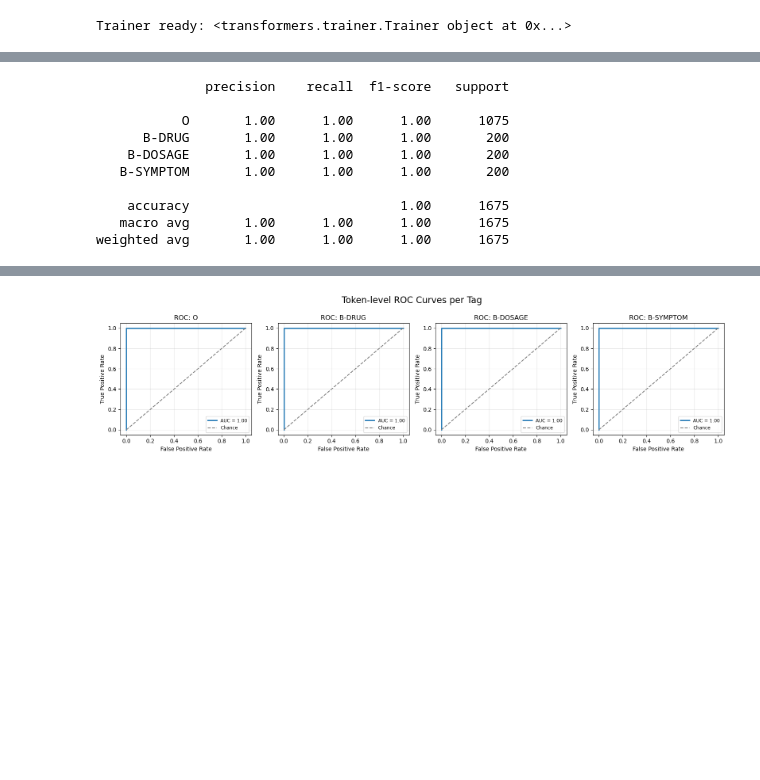
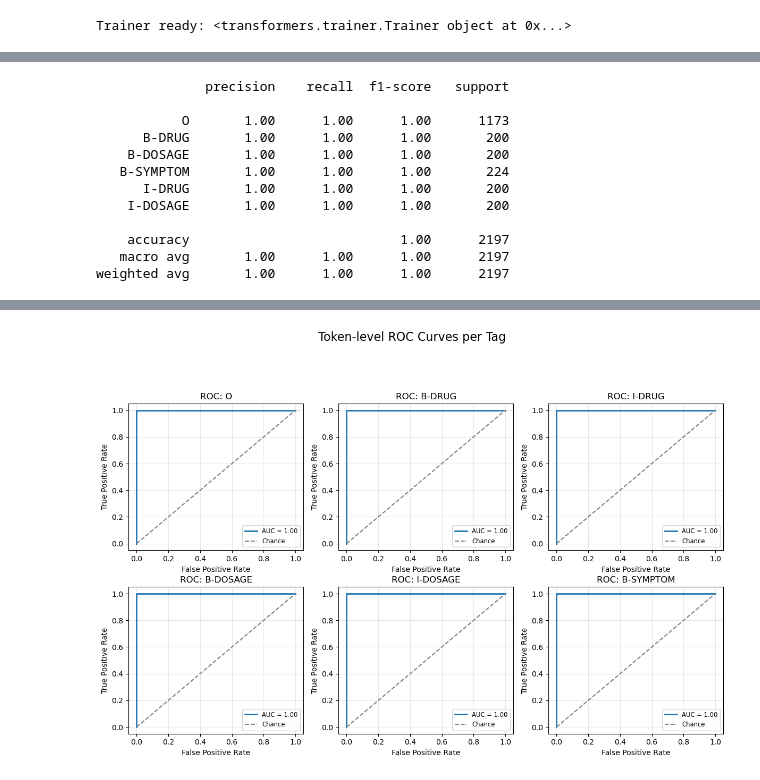
Before and after one commit to jmsung/bio-ml, a Jupyter notebook: clinical_report/named_entity_recognition/notebooks/named_entity_recognition.ipynb, the cells around one changed output, grey strips where cells are left out. Drawn from its saved outputs; the diff is of its cells as text; code cells hidden in the pictures; blank space fills up the shorter version.

```diff
--- a/clinical_report/named_entity_recognition/notebooks/named_entity_recognition.ipynb
+++ b/clinical_report/named_entity_recognition/notebooks/named_entity_recognition.ipynb
@@ -242,6 +242,38 @@ training_args = TrainingArguments(
     # Training length
     num_train_epochs=1,
 )
+# %%
+# 7. Prepare data collator, metric, and compute_metrics fn
+
+# data collator will pad your inputs & labels to max length
+data_collator = DataCollatorForTokenClassification(tokenizer)
+
+metric = load("seqeval")
+
+def compute_metrics(p):
+    predictions, labels = p
+    # convert logits → label IDs
+    preds = np.argmax(predictions, axis=-1)
+
+    true_labels = [
+        [id2label[l] for l in label_seq if l != -100]
+        for label_seq in labels
+    ]
+    true_preds = [
+        [id2label[p] for (p, l) in zip(pred_seq, label_seq) if l != -100]
+        for pred_seq, label_seq in zip(preds, labels)
+    ]
+
+    results = metric.compute(
+        references=true_labels,
+        predictions=true_preds,
+    )
+    # you can inspect results["overall_precision"], etc.
+    return {
+        "precision": results["overall_precision"],
+        "recall":    results["overall_recall"],
+        "f1":        results["overall_f1"],
+    }
 # %%
 # 8 Instantiate Trainer
 trainer = Trainer(
@@ -314,11 +346,11 @@ plt.show()
 # %%
 # 12. Run predictions and print a classification report
 
-# 1. Run predictions
+# 1) Run predictions
 predictions, labels, _ = trainer.predict(tokenized_datasets["test"])
 pred_ids = np.argmax(predictions, axis=2)
 
-# 2. Flatten out the -100s (which we used to mask sub-tokens & specials)
+# 2) Flatten out the -100s (which we used to mask sub-tokens & specials)
 true_labels = []
 pred_labels = []
 for lab_seq, pred_seq in zip(labels, pred_ids):
@@ -327,36 +359,38 @@ for lab_seq, pred_seq in zip(labels, pred_ids):
             true_labels.append(id2label[lab])
             pred_labels.append(id2label[pred])
 
-# 3. Print a sklearn‐style report
+# 3) Print a sklearn‐style report
 print(classification_report(
     true_labels,
     pred_labels,
-    labels=["O","B-DRUG","B-DOSAGE","B-SYMPTOM"],
+    labels=["O","B-DRUG","B-DOSAGE","B-SYMPTOM","I-DRUG","I-DOSAGE"],
     zero_division=0
 ))
 # %% [output]
               precision    recall  f1-score   support
 
-           O       1.00      1.00      1.00      1075
+           O       1.00      1.00      1.00      1173
       B-DRUG       1.00      1.00      1.00       200
     B-DOSAGE       1.00      1.00      1.00       200
-   B-SYMPTOM       1.00      1.00      1.00       200
+   B-SYMPTOM       1.00      1.00      1.00       224
+      I-DRUG       1.00      1.00      1.00       200
+    I-DOSAGE       1.00      1.00      1.00       200
 
-    accuracy                           1.00      1675
-   macro avg       1.00      1.00      1.00      1675
-weighted avg       1.00      1.00      1.00      1675
+    accuracy                           1.00      2197
+   macro avg       1.00      1.00      1.00      2197
+weighted avg       1.00      1.00      1.00      2197
 # %%
 # 13. Plot token‐level ROC curves for each label
 
-# --- 1) Run predictions on your test set ---
+# 1) Run predictions on your test set ---
 predictions, label_ids, _ = trainer.predict(tokenized_datasets["test"])
 # predictions.shape = (n_examples, seq_len, n_labels)
 # label_ids.shape    = (n_examples, seq_len)
 
-# --- 2) Softmax → token‐level probabilities ---
+# 2) Softmax → token‐level probabilities ---
 probs = softmax(predictions, axis=-1)   # same shape as predictions
 
-# --- 3) Flatten out sequence dimension, drop all masked tokens (label == -100) ---
+# 3) Flatten out sequence dimension, drop all masked tokens (label == -100) ---
 flat_true = []
 flat_probs = []  # list of [n_labels] prob vectors
 
@@ -367,34 +401,34 @@ for labs, ps in zip(label_ids, probs):
     flat_probs.append(ps[mask])
 
 # now turn flat_probs into a 2D array (n_tokens, n_labels)
 flat_probs = np.concatenate(flat_probs, axis=0)
 y_true     = np.array(flat_true)              # shape (n_tokens,)
 n_labels   = flat_probs.shape[1]
 
-# --- 4) Binarize the true labels for OvR ROC ---
+# 4) Binarize the true labels for OvR ROC ---
 y_bin = label_binarize(y_true, classes=list(range(n_labels)))
 
-# --- 5) Plot each label’s ROC curve ---
-fig, axes = plt.subplots(1, n_labels, figsize=(4*n_labels, 4), squeeze=False)
+# 5) Plot each label’s ROC curve ---
+fig, axes = plt.subplots(2, n_labels//2, figsize=(12, 8), squeeze=False)
 axes = axes.flatten()
 
 for i, ax in enumerate(axes):
     fpr, tpr, _ = roc_curve(y_bin[:, i], flat_probs[:, i])
     roc_auc     = auc(fpr, tpr)
 
     ax.plot(fpr, tpr, lw=2, label=f"AUC = {roc_auc:.2f}")
     ax.plot([0,1], [0,1], linestyle="--", color="gray", label="Chance")
     ax.set_title(f"ROC: {id2label[i]}")
     ax.set_xlabel("False Positive Rate")
     ax.set_ylabel("True Positive Rate")
     ax.legend(loc="lower right", fontsize="small")
     ax.grid(alpha=0.3)
 
 plt.tight_layout()
 plt.suptitle("Token‐level ROC Curves per Tag", fontsize=16, y=1.02)
 plt.subplots_adjust(top=0.85)
 plt.savefig("../results/figs/roc_curves.png", dpi=300, bbox_inches="tight")
 plt.show()
 # %% [output]
 [interactive output not drawn]
-[figure, old version]
+[figure, new version]
```
Also changed, not shown: parts of 13 cells of this notebook, 6 other files.
